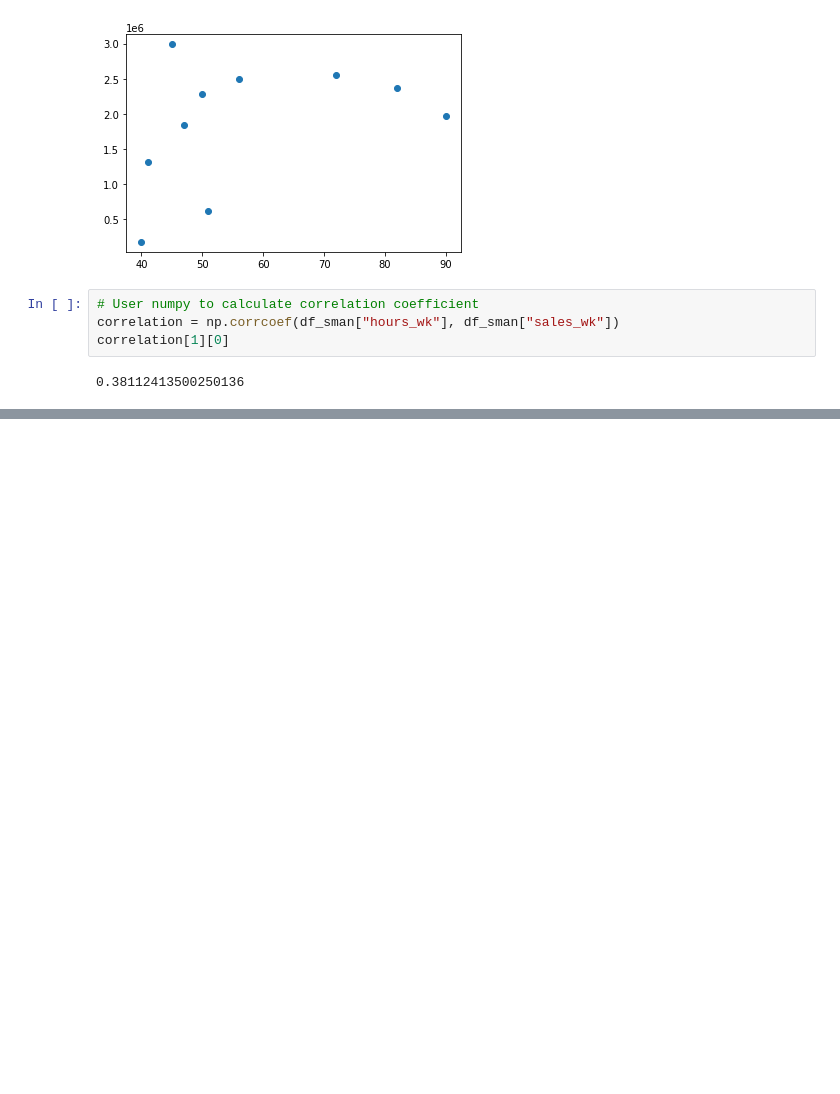
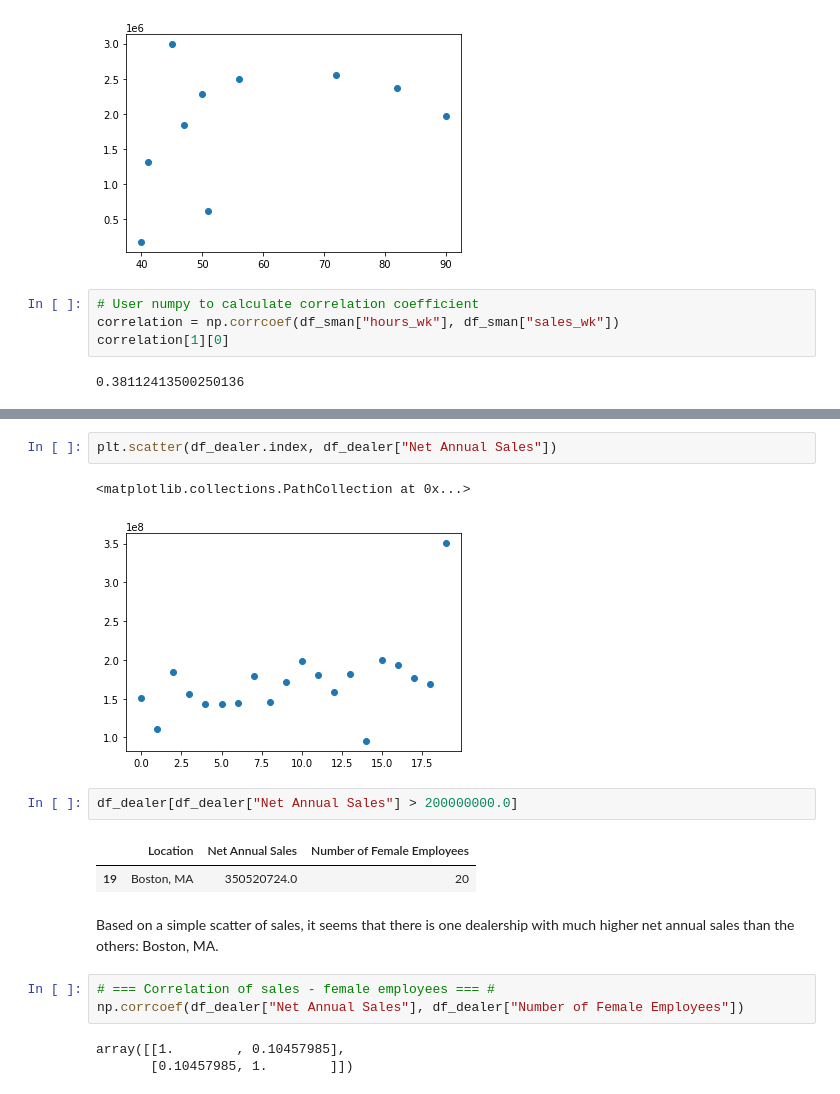
Before and after one commit to tobias-fyi/vela, a Jupyter notebook: ds/courses/sql_data_analytics/notebooks/ch_01.ipynb, the cells around one changed output, grey strips where cells are left out. Cells and saved outputs as stored; diff of their text form; blank space fills up the shorter version.

```diff
--- a/ds/courses/sql_data_analytics/notebooks/ch_01.ipynb
+++ b/ds/courses/sql_data_analytics/notebooks/ch_01.ipynb
@@ -137,0 +180,18 @@ correlation[1][0]
+# %%
+plt.scatter(df_dealer.index, df_dealer["Net Annual Sales"])
+# %% [output]
+<matplotlib.collections.PathCollection at 0x...>
+[figure, added]
+# %%
+df_dealer[df_dealer["Net Annual Sales"] > 200000000.0]
+# %% [output]
+|  | Location | Net Annual Sales | Number of Female Employees |
+| 19 | Boston, MA | 350520724.0 | 20 |
+# %% [markdown]
+Based on a simple scatter of sales, it seems that there is one dealership with much higher net annual sales than the others: Boston, MA.
+# %%
+# === Correlation of sales - female employees === #
+np.corrcoef(df_dealer["Net Annual Sales"], df_dealer["Number of Female Employees"])
+# %% [output]
+array([[1.        , 0.10457985],
+       [0.10457985, 1.        ]])
```
Also changed, not shown: parts of 8 cells of this notebook.
